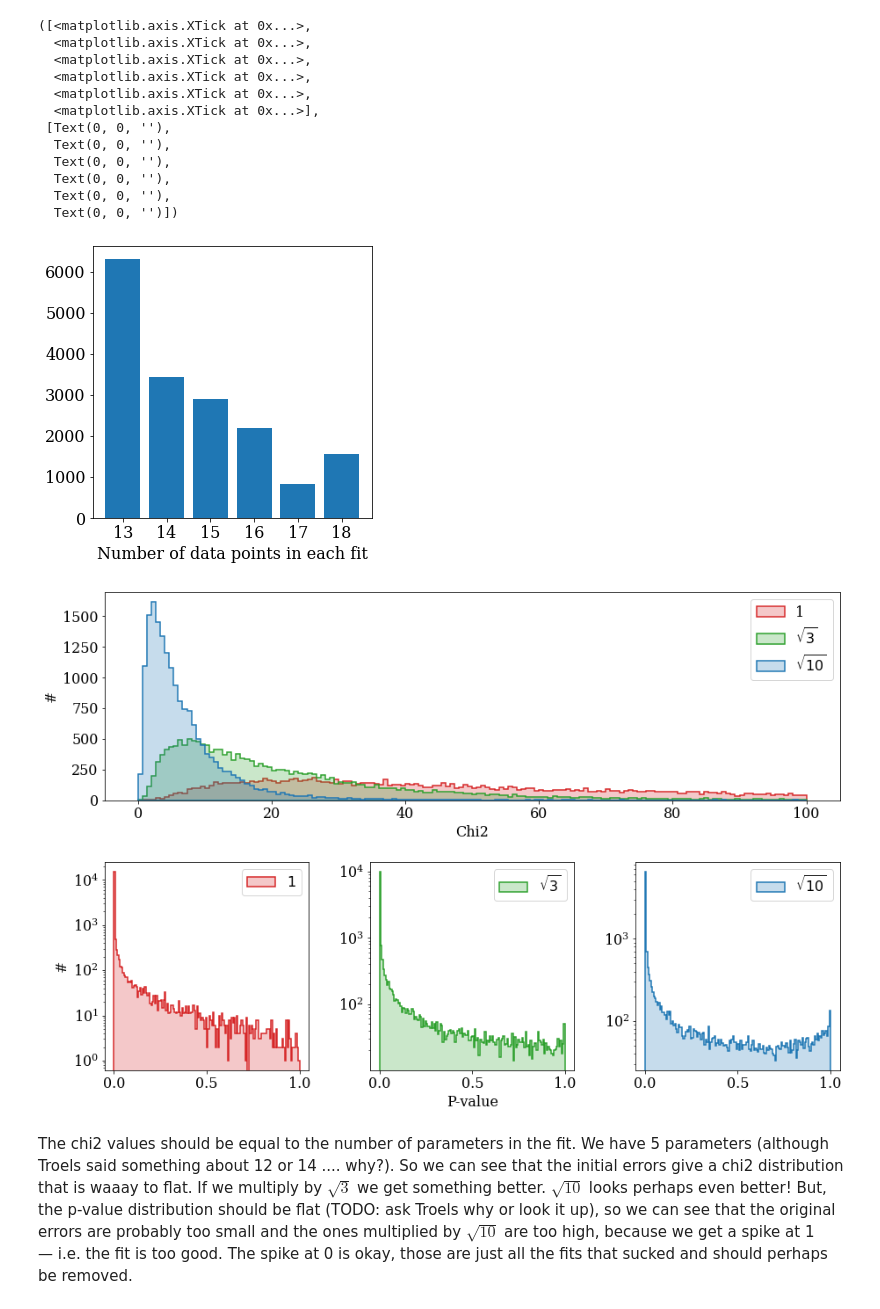
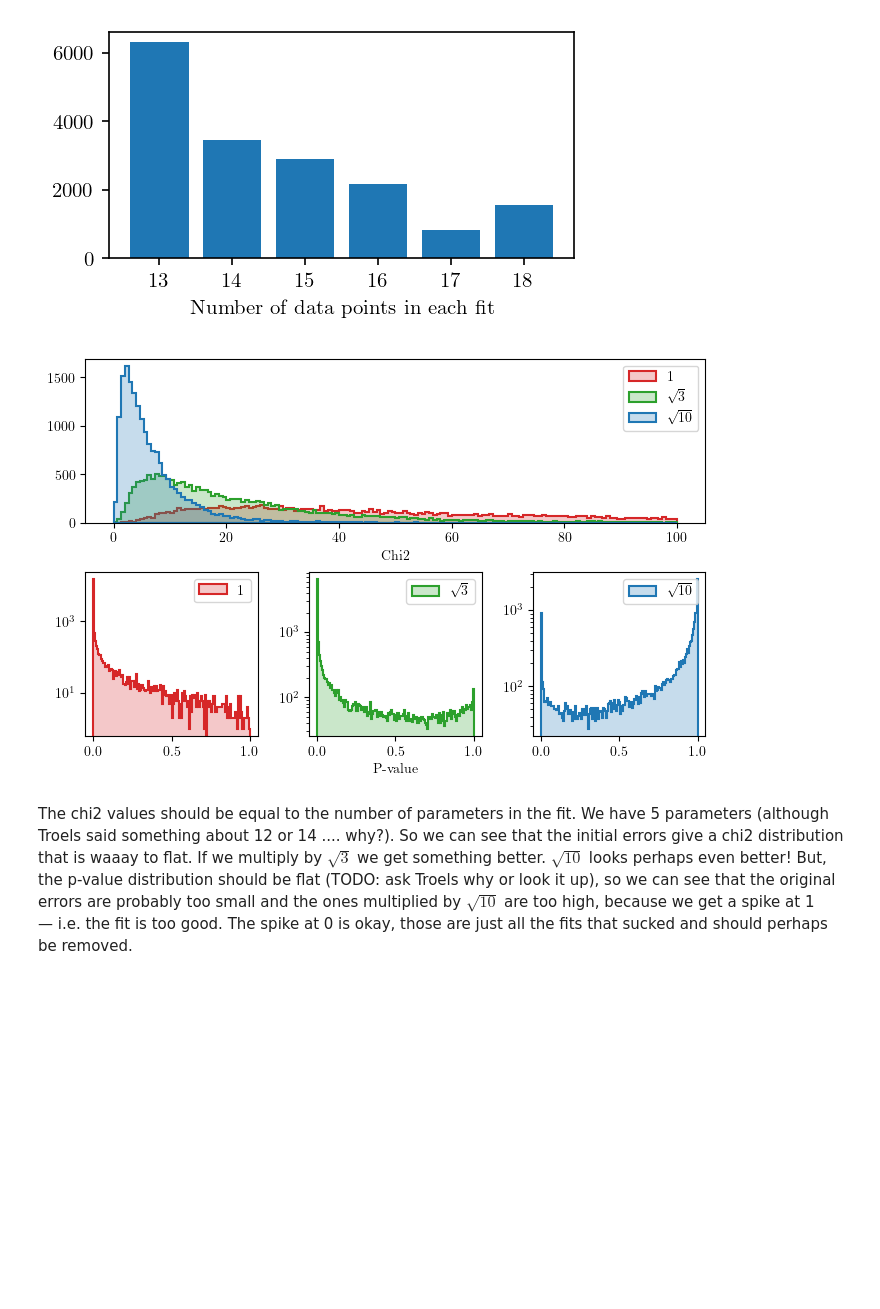
Before and after one commit to Harteg/bachelor-project, a Jupyter notebook: errors.ipynb, the cells around one changed output. Cells and saved outputs as stored; diff of their text form; code cells hidden in the pictures; blank space fills up the shorter version.

```diff
--- a/errors.ipynb
+++ b/errors.ipynb
@@ -11,9 +11,12 @@ import matplotlib.pyplot as plt
 from astropy.io import fits
 import tqdm as tqdm
 import pandas as pd
+from matplotlib import colors
 
-plt.rcParams['font.size'] = 16
-plt.rc("font", family="serif")
+matplotlib.rcParams["text.usetex"] = True
+matplotlib.rcParams["font.family"] = "serif"
+matplotlib.rcParams["font.size"] = 10
+matplotlib.rcParams['figure.dpi'] = 150
 # %%
 filename = r"expres_tp/LFC_200907.1063.fits"
 hdu1 = fits.open(filename)
@@ -30,48 +33,37 @@ for order in np.arange(40, 85):
 
     if len(peak_locs) < 10:
             continue
 
     peak_index_ranges = get_peak_index_ranges(peak_locs)
 
     for k in peak_index_ranges:
         size.append(k[1] - k[0])
 
     # # Fit peak in each data slice
     # peak_fits = fit_peaks(data_spec, data_spec_err, peak_index_ranges)
 
     # # Get chi2 and prop
     # chi2vals.append(peak_fits[:, 8])
     # probs.append(peak_fits[:, 13])
     # ndof.append(peak_fits[:, 9])
 
 # Flatten
 # chi2vals = np.concatenate(chi2vals)
 # probs = np.concatenate(probs)
 # ndof = np.concatenate(ndof)
 size = np.asarray(size)
 
-plt.rcParams['text.usetex'] = False
-plt.figure(figsize=(5, 5))
+plt.figure(figsize=(4, 2))
 # plt.hist(size, bins=13, range=(12, 19));
 value = np.unique(size)
 count = [len(size[size == s]) for s in value]
 plt.bar(value,count)
 plt.xlabel("Number of data points in each fit")
 plt.xticks(value)
+
+plt.savefig("N_data_points.pdf", bbox_inches="tight", dpi=300)
 # %% [output]
-([<matplotlib.axis.XTick at 0x...>,
-  <matplotlib.axis.XTick at 0x...>,
-  <matplotlib.axis.XTick at 0x...>,
-  <matplotlib.axis.XTick at 0x...>,
-  <matplotlib.axis.XTick at 0x...>,
-  <matplotlib.axis.XTick at 0x...>],
- [Text(0, 0, ''),
-  Text(0, 0, ''),
-  Text(0, 0, ''),
-  Text(0, 0, ''),
-  Text(0, 0, ''),
-  Text(0, 0, '')])
-[figure, old version]
+[figure, new version]
 # %%
 filename = r"expres_tp/LFC_200907.1063.fits"
 hdu1 = fits.open(filename)
@@ -118,7 +121,7 @@ from matplotlib import colors
 nbins = 150
 range = (0, 100)
 
-plt.figure(figsize = (15, 10))
+plt.figure(figsize = (8, 5))
 grid = plt.GridSpec(2, 3, wspace=0.3, hspace=0.3)
 ax1 = plt.subplot(grid[0, :3])  # wide top plot
 ax2 = plt.subplot(grid[1, 0])   # |
@@ -131,26 +134,28 @@ ax1.hist(results_1[0], bins=nbins, range=range, histtype="stepfilled", facecolor
 ax1.hist(results_3[0], bins=nbins, range=range, histtype="stepfilled", facecolor=colors.to_rgba('C2', 0.25), edgecolor="C2", lw=1.5, label="$\sqrt{3}$");
 ax1.hist(results_10[0], bins=nbins, range=range, histtype="stepfilled", facecolor=colors.to_rgba('C0', 0.25), edgecolor="C0", lw=1.5, label="$\sqrt{10}$");
 ax1.set_xlabel("Chi2")
-ax1.set_ylabel("#")
+# ax1.set_ylabel("#")
 ax1.legend(loc="upper right")
 
 range = (0, 1)
 
 ax2.hist(results_1[1], bins=nbins, range=range, histtype="stepfilled", facecolor=colors.to_rgba('C3', 0.25), edgecolor="C3", lw=1.5, label="$1$");
-ax2.set_ylabel("#")
+# ax2.set_ylabel("#")
 ax2.legend(loc="upper right")
 ax2.set_yscale("log")
 
-ax3.hist(results_2[1], bins=nbins, range=range, histtype="stepfilled", facecolor=colors.to_rgba('C2', 0.25), edgecolor="C2", lw=1.5, label="$\sqrt{3}$");
+ax3.hist(results_3[1], bins=nbins, range=range, histtype="stepfilled", facecolor=colors.to_rgba('C2', 0.25), edgecolor="C2", lw=1.5, label="$\sqrt{3}$");
 ax3.legend(loc="upper right")
 ax3.set_xlabel("P-value")
 ax3.set_yscale("log")
 
-ax4.hist(results_3[1], bins=nbins, range=range, histtype="stepfilled", facecolor=colors.to_rgba('C0', 0.25), edgecolor="C0", lw=1.5, label="$\sqrt{10}$");
+ax4.hist(results_10[1], bins=nbins, range=range, histtype="stepfilled", facecolor=colors.to_rgba('C0', 0.25), edgecolor="C0", lw=1.5, label="$\sqrt{10}$");
 ax4.legend(loc="upper right")
 ax4.set_yscale("log")
+
+plt.savefig("errors.pdf", bbox_inches='tight', dpi=300)
 # %% [output]
-[figure, old version]
+[figure, new version]
 # %% [markdown]
 The chi2 values should be equal to the number of parameters in the fit. We have 5 parameters (although Troels said something about 12 or 14 .... why?). So we can see that the initial errors give a chi2 distribution that is waaay to flat. If we multiply by $\sqrt{3}$ we get something better. $\sqrt{10}$ looks perhaps even better! But, the p-value distribution should be flat (TODO: ask Troels why or look it up), so we can see that the original errors are probably too small and the ones multiplied by $\sqrt{10}$ are too high, because we get a spike at 1 — i.e. the fit is too good. The spike at 0 is okay, those are just all the fits that sucked and should perhaps be removed.
 # %% [markdown]
```
Also changed, not shown: parts of 5 cells of this notebook, 42 other files.
